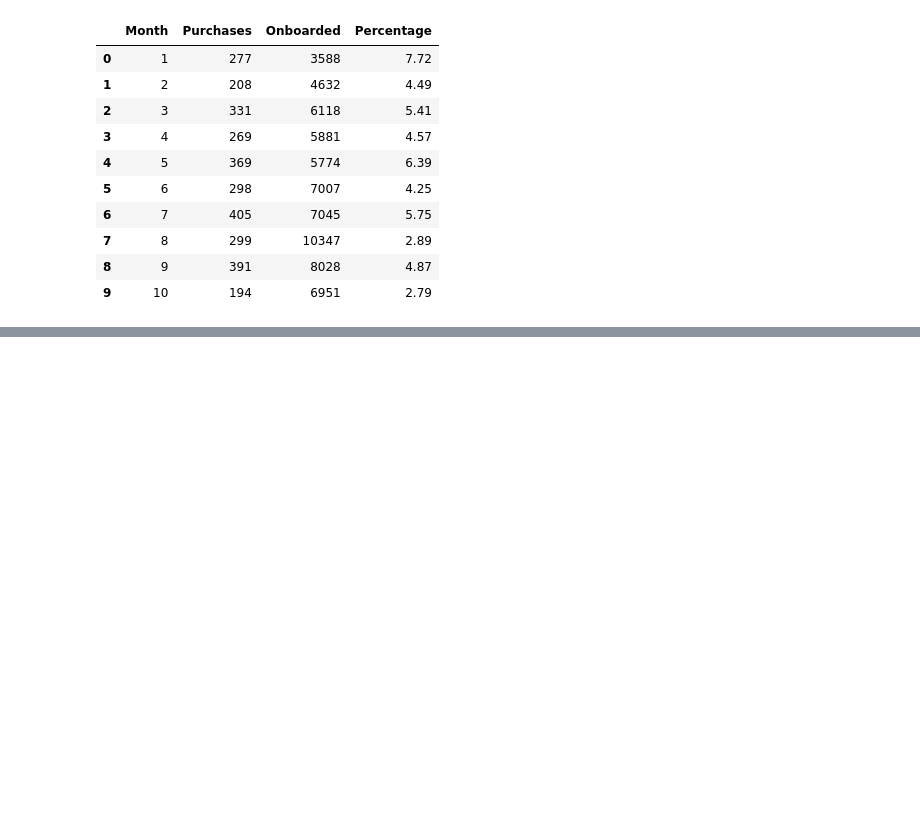
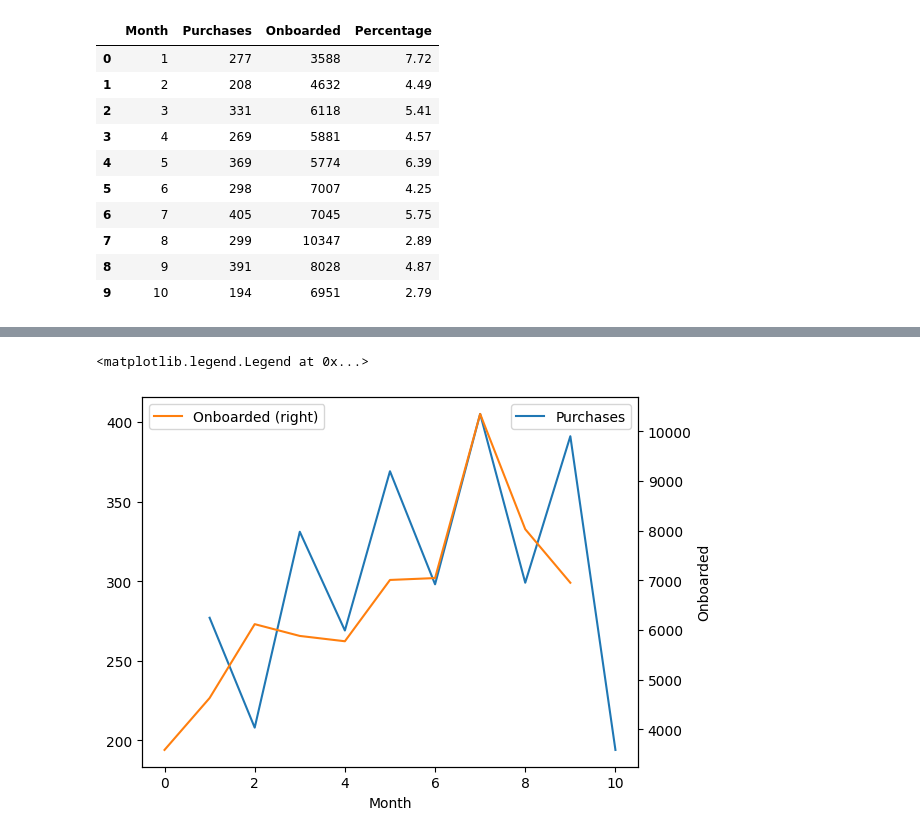
Before and after one commit to AryehRotberg/365-Learning-Data-Challenge, a Jupyter notebook: notebook/EDA.ipynb, the cells around one changed output, grey strips where cells are left out. Drawn from its saved outputs; the diff is of its cells as text; code cells hidden in the pictures; blank space fills up the shorter version.

```diff
--- a/notebook/EDA.ipynb
+++ b/notebook/EDA.ipynb
@@ -191,0 +169,8 @@ student_engagement_df[(student_engagement_df.student_id == 258800)]
+# %%
+purchases_onboarded_per_month.plot(kind='line', x='Month', y='Purchases', stacked=True)
+ax = purchases_onboarded_per_month.Onboarded.plot(kind='line', secondary_y=True)
+ax.set_ylabel('Onboarded')
+ax.legend()
+# %% [output]
+<matplotlib.legend.Legend at 0x...>
+[figure, added]
```
Also changed, not shown: parts of 5 cells of this notebook.
